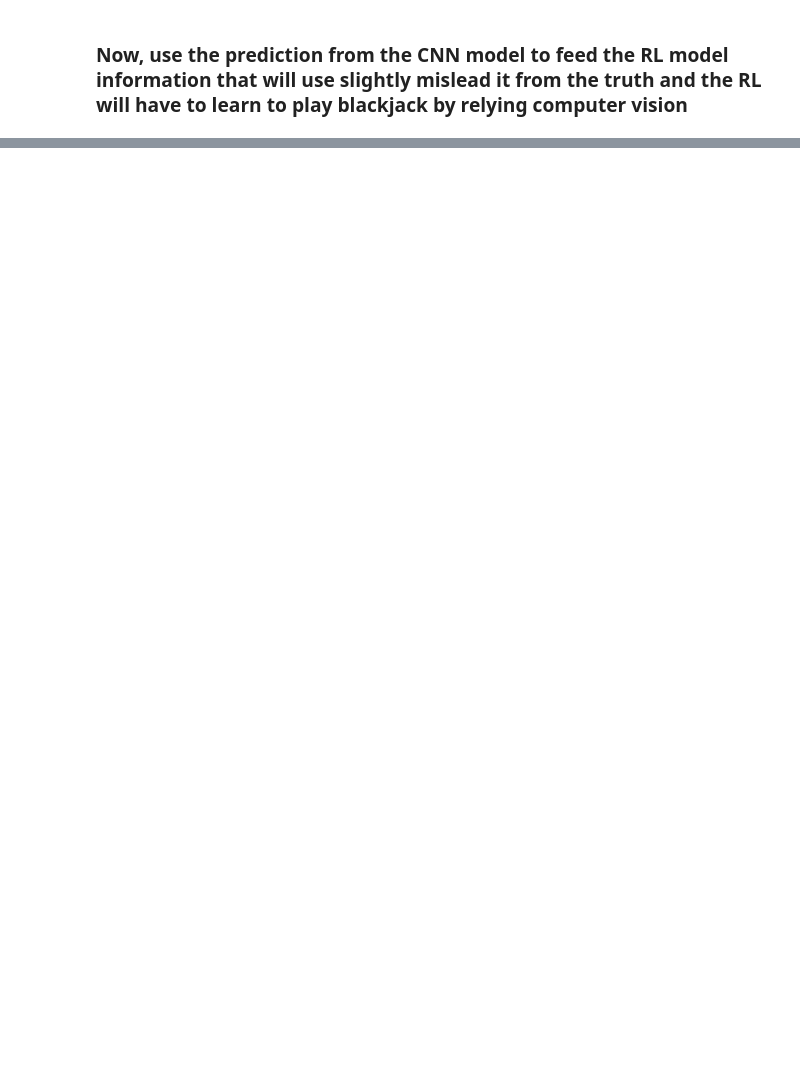
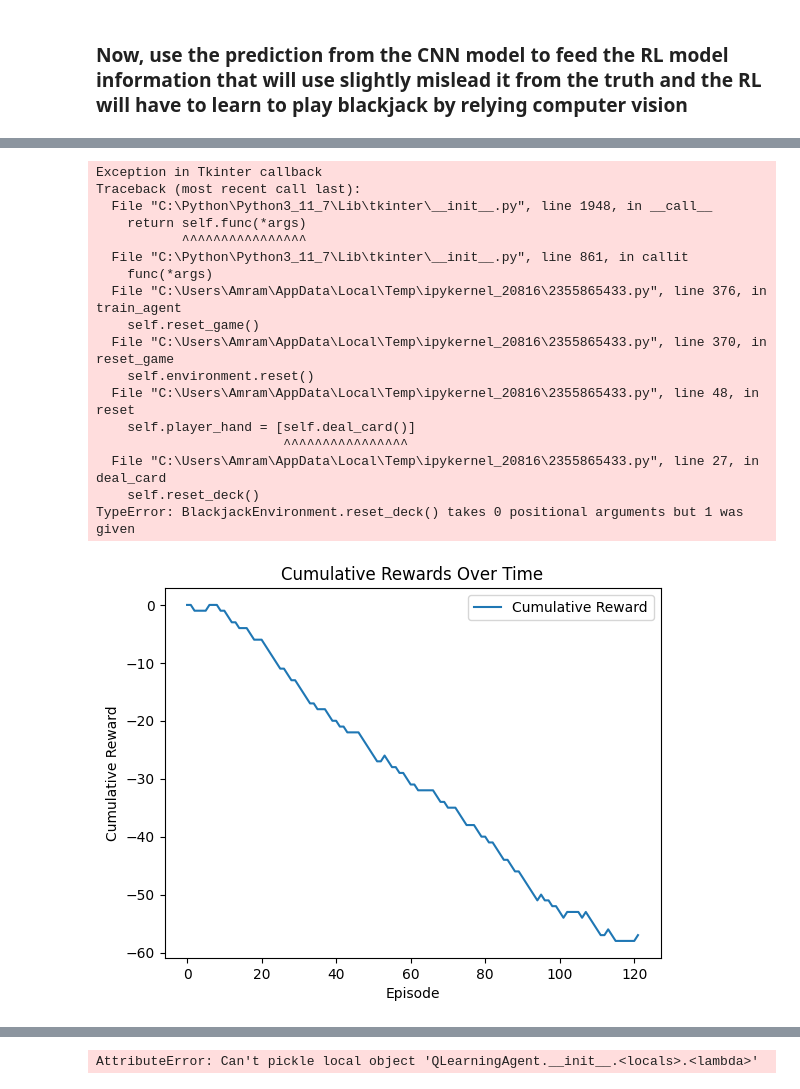
Before and after one commit to amrambouskila/BlackJackAI, a Jupyter notebook: BlackJackAI.ipynb, the cells around one changed output, grey strips where cells are left out. Drawn from its saved outputs; the diff is of its cells as text; code cells hidden in the pictures; blank space fills up the shorter version.

```diff
--- a/BlackJackAI.ipynb
+++ b/BlackJackAI.ipynb
@@ -92,6 +92,7 @@ def train_model(data_path: str = './data', epochs: int = 100):
         history = model.fit(
             train_generator,
             epochs=epochs,
+            validation_data=valid_generator
         )
 
         # Evaluate the model
@@ -102,7 +103,7 @@ def train_model(data_path: str = './data', epochs: int = 100):
 
     return model
 # %%
-model = train_model()
+model = train_model(epochs=5)
 # %% [output]
 Found 7624 images belonging to 53 classes.
 Found 265 images belonging to 53 classes.
@@ -523,8 +547,8 @@ class BlackjackEnvironment:
         self.deck = self.create_deck()
 
     def create_deck(self):
-        ranks = ['two', 'three', 'four', 'five', 'six', 'seven', 'eight', 'nine', 'ten', 'jack', 'queen', 'king', 'ace']
-        suits = ['hearts', 'diamonds', 'clubs', 'spades']
+        ranks = ('two', 'three', 'four', 'five', 'six', 'seven', 'eight', 'nine', 'ten', 'jack', 'queen', 'king', 'ace')
+        suits = ('hearts', 'diamonds', 'clubs', 'spades')
         deck = [(rank, suit) for rank in ranks for suit in suits] * self.card_counter.n_decks
         random.shuffle(deck)
         return deck
@@ -533,10 +557,12 @@ class BlackjackEnvironment:
         if not self.deck:
             self.deck = self.create_deck()
 
+        card = self.deck.pop()
         self.card_counter.total_cards -= 1
         if self.card_counter.total_cards == 0:
             self.reset_deck()
-        return self.deck.pop()
+
+        return card
 
     def calculate_hand_value(self, hand):
         ranks = {'two': 2, 'three': 3, 'four': 4, 'five': 5, 'six': 6, 'seven': 7, 'eight': 8, 'nine': 9, 'ten': 10, 'jack': 10, 'queen': 10, 'king': 10, 'ace': 11}
@@ -555,14 +581,12 @@ class BlackjackEnvironment:
         return value
 
     def reset(self):
-        self.deck = self.create_deck()
         self.player_hand = [self.deal_card()]
         self.dealer_hand = [self.deal_card()]
         self.player_hand.append(self.deal_card())
         self.dealer_hand.append(self.deal_card())
         self.player_hand_real = self.player_hand.copy()
         self.dealer_hand_real = self.dealer_hand.copy()
-        self.card_counter.reset_deck()
         return self.get_state()
 
     def reset_deck():
@@ -939,7 +963,7 @@ app = BlackjackRL(
     environment=env,
     train_episodes=1000,
     test_episodes=100,
-    cnn_model_path='./models/25_model.h5',
+    cnn_model_path='./models/5_model.h5',
     rl_model_path='./models/q_learning_model.pkl'
 )
 
@@ -964,0 +989,18 @@ Found 265 images belonging to 53 classes.
+Exception in Tkinter callback
+Traceback (most recent call last):
+  File "C:\Python\Python3_11_7\Lib\tkinter\__init__.py", line 1948, in __call__
+    return self.func(*args)
+           ^^^^^^^^^^^^^^^^
+  File "C:\Python\Python3_11_7\Lib\tkinter\__init__.py", line 861, in callit
+    func(*args)
+  File "C:\Users\Amram\AppData\Local\Temp\ipykernel_20816\2355865433.py", line 376, in train_agent
+    self.reset_game()
+  File "C:\Users\Amram\AppData\Local\Temp\ipykernel_20816\2355865433.py", line 370, in reset_game
+    self.environment.reset()
+  File "C:\Users\Amram\AppData\Local\Temp\ipykernel_20816\2355865433.py", line 48, in reset
+    self.player_hand = [self.deal_card()]
+                        ^^^^^^^^^^^^^^^^
+  File "C:\Users\Amram\AppData\Local\Temp\ipykernel_20816\2355865433.py", line 27, in deal_card
+    self.reset_deck()
+TypeError: BlackjackEnvironment.reset_deck() takes 0 positional arguments but 1 was given
+[figure, added]
@@ -964,0 +1010,4 @@ Found 265 images belonging to 53 classes.
+# %%
+app.save_rl_model()
+# %% [output]
+AttributeError: Can't pickle local object 'QLearningAgent.__init__.<locals>.<lambda>'
```
Also changed, not shown: parts of 5 cells of this notebook.
